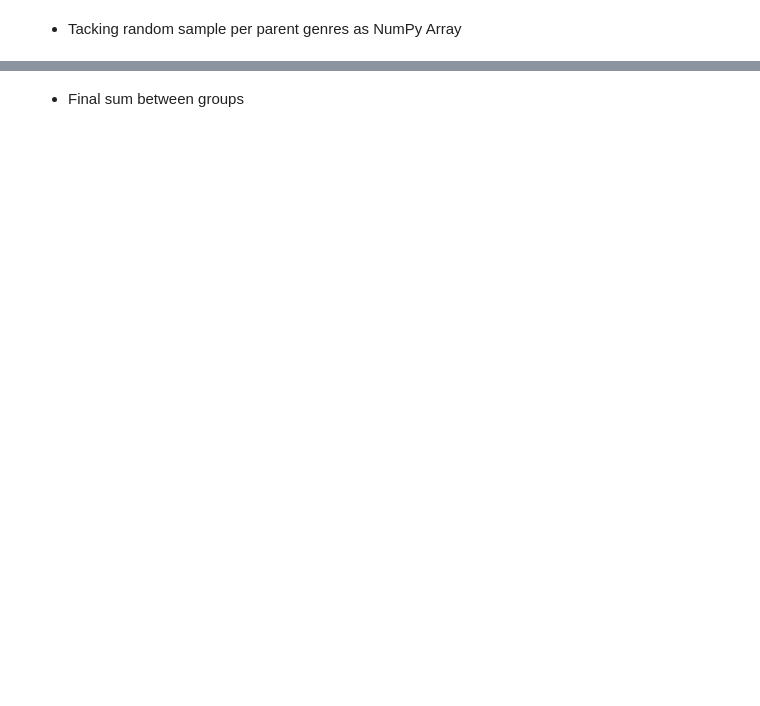
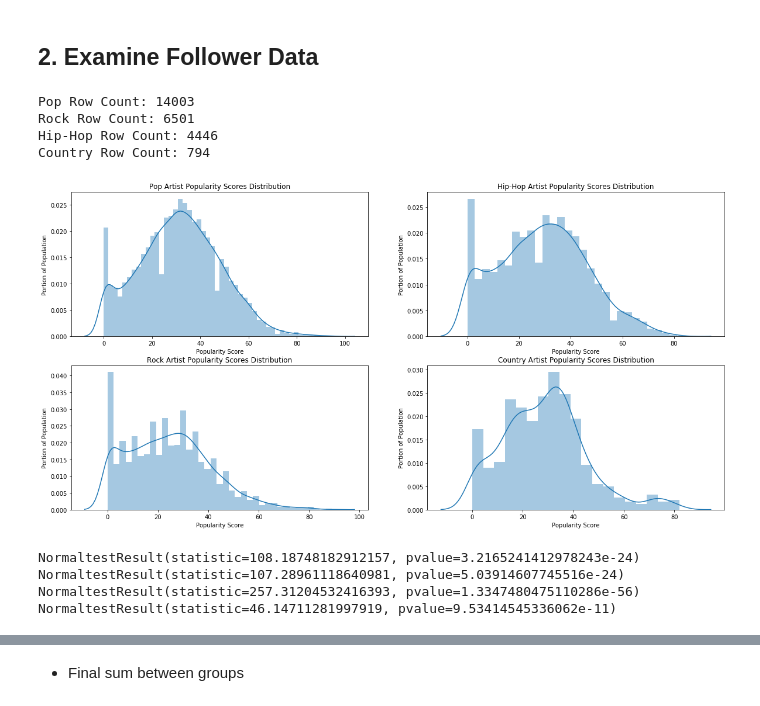
Before and after one commit to maxtingle11/Determining-Artist-Popularity-Differences-by-Genre-with-Hypothesis-Testing, a Jupyter notebook: data_analysis_popularity_score.ipynb, the cells around one changed output, grey strips where cells are left out. Cells and saved outputs as stored; diff of their text form; code cells hidden in the pictures; blank space fills up the shorter version.

```diff
--- a/data_analysis_popularity_score.ipynb
+++ b/data_analysis_popularity_score.ipynb
@@ -38,7 +52,60 @@ artists = pd.read_csv('Data/spotify_artists_cleaned.csv')
+# %% [markdown]
+## 2. Examine Follower Data
 # %%
+#Create dataframes filtered by pop, rock, hiphop, and country genres
 pop_artists = artists[(artists['pop']==True)]
 rock_artists = artists[(artists['rock']==True)]
 hiphop_artists = artists[(artists['hiphop']==True)]
 country_artists = artists[(artists['country']==True)]
+#Print row counts
+print('Pop Row Count:', len(pop_artists))
+print('Rock Row Count:', len(rock_artists))
+print('Hip-Hop Row Count:', len(hiphop_artists))
+print('Country Row Count:', len(country_artists))
+# %% [output]
+Pop Row Count: 14003
+Rock Row Count: 6501
+Hip-Hop Row Count: 4446
+Country Row Count: 794
-# %% [markdown]
-- Tacking random sample per parent genres as NumPy Array
+# %%
+#Plot distributions of each genre
+fig = plt.figure(figsize=(20,10))
+
+ax1 = fig.add_subplot(2,2,1)
+ax1 = sns.distplot(pop_artists.artist_popularity, kde=True)
+ax1.set_title('Pop Artist Popularity Scores Distribution')
+ax1.set_xlabel('Popularity Score')
+ax1.set_ylabel('Portion of Population')
+
+ax2 = fig.add_subplot(2,2,2)
+ax2 = sns.distplot(hiphop_artists.artist_popularity, kde=True)
+ax2.set_title('Hip-Hop Artist Popularity Scores Distribution')
+ax2.set_xlabel('Popularity Score')
+ax2.set_ylabel('Portion of Population')
+
+ax3 = fig.add_subplot(2,2,3)
+ax3 = sns.distplot(rock_artists.artist_popularity, kde=True)
+ax3.set_title('Rock Artist Popularity Scores Distribution')
+ax3.set_xlabel('Popularity Score')
+ax3.set_ylabel('Portion of Population')
+
+ax4 = fig.add_subplot(2,2,4)
+ax4 = sns.distplot(country_artists.artist_popularity, kde=True)
+ax4.set_title('Country Artist Popularity Scores Distribution')
+ax4.set_xlabel('Popularity Score')
+ax4.set_ylabel('Portion of Population')
+
+plt.show()
+# %% [output]
+[figure, added]
+# %%
+#Test if datasets are normal
+print(scipy.stats.normaltest(pop_artists.artist_popularity))
+print(scipy.stats.normaltest(hiphop_artists.artist_popularity))
+print(scipy.stats.normaltest(rock_artists.artist_popularity))
+print(scipy.stats.normaltest(country_artists.artist_popularity))
+# %% [output]
+NormaltestResult(statistic=108.18748182912157, pvalue=3.2165241412978243e-24)
+NormaltestResult(statistic=107.28961118640981, pvalue=5.03914607745516e-24)
+NormaltestResult(statistic=257.31204532416393, pvalue=1.3347480475110286e-56)
+NormaltestResult(statistic=46.14711281997919, pvalue=9.53414545336062e-11)
```
Also changed, not shown: parts of 59 cells of this notebook, 6 other files.
